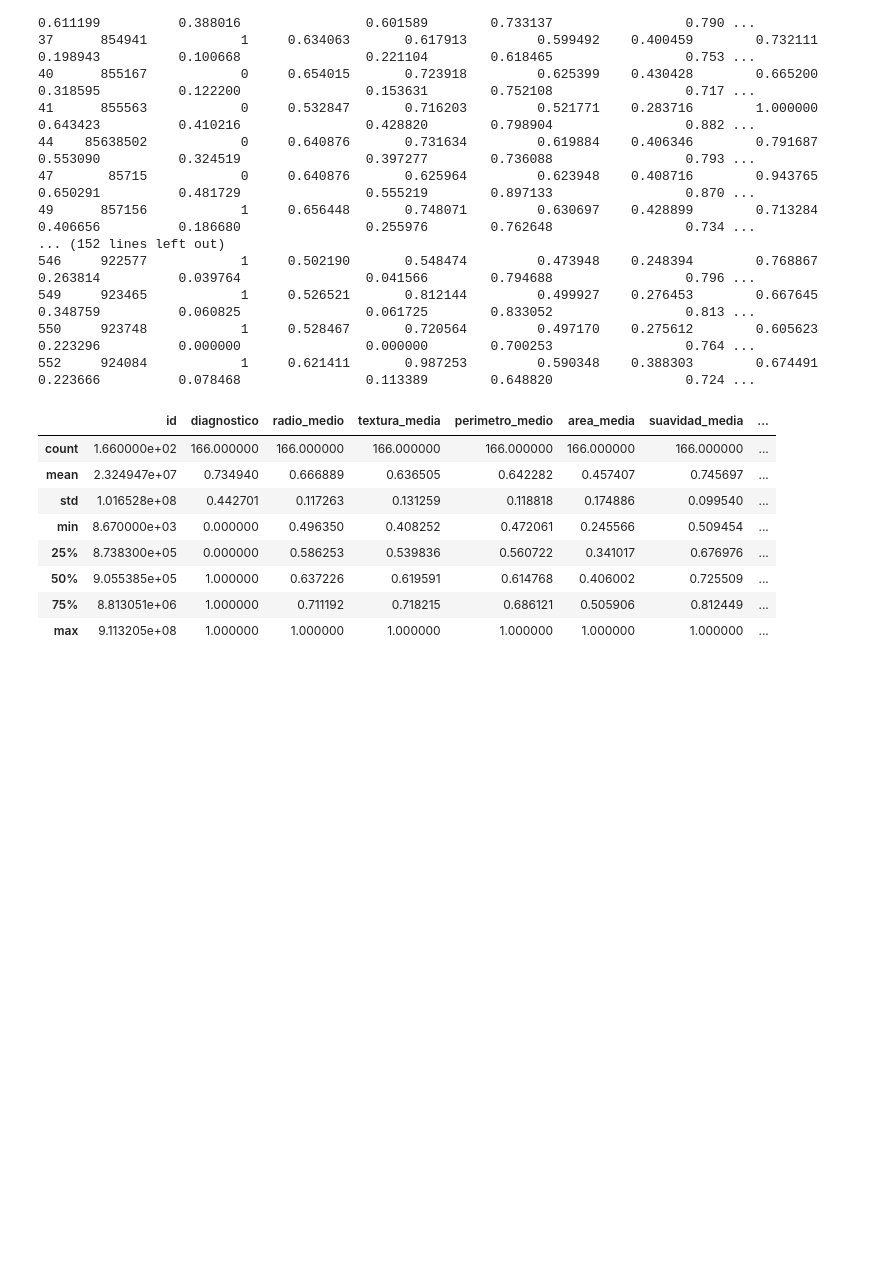
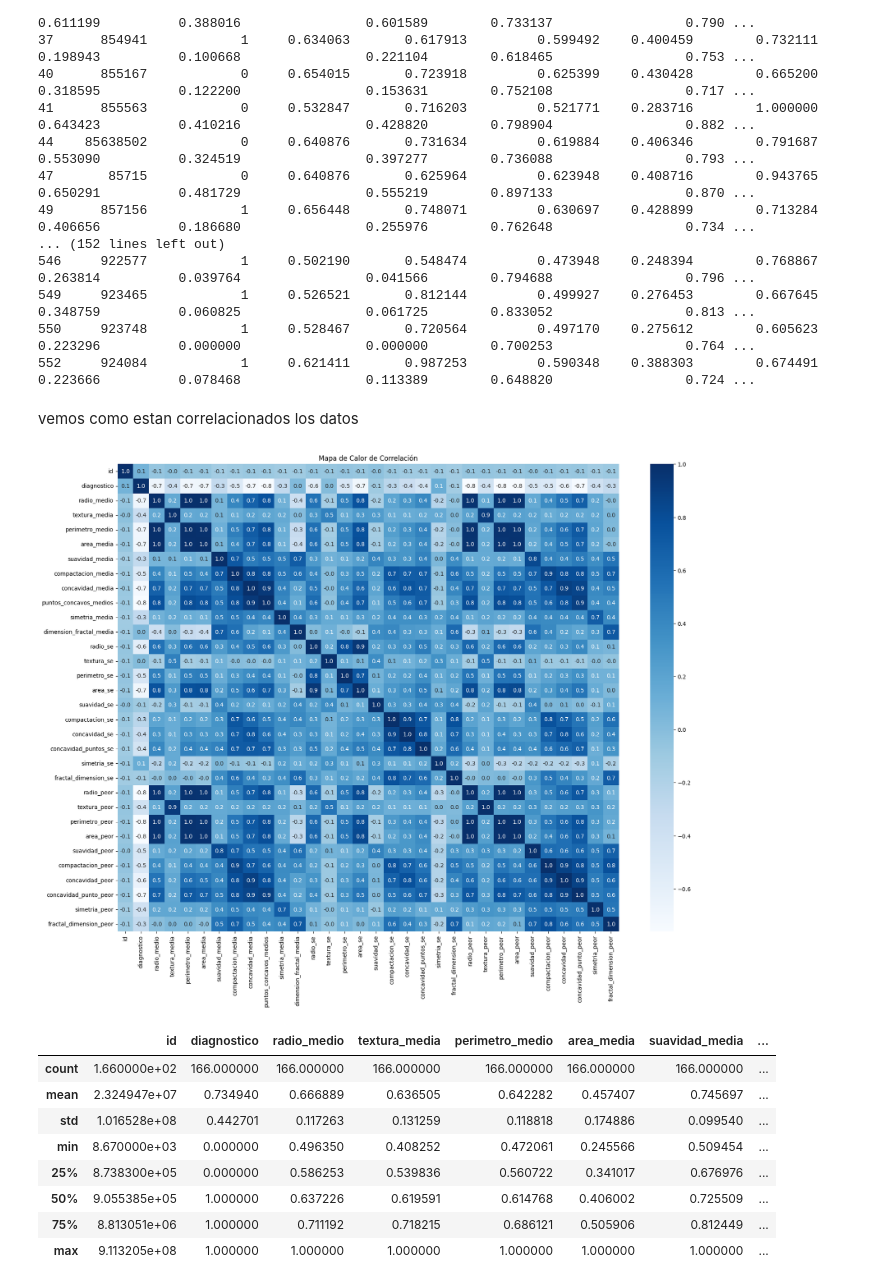
Before and after one commit to christianale12/tp3, a Jupyter notebook: mate3.ipynb, the cells around one changed output. Cells and saved outputs as stored; diff of their text form; code cells hidden in the pictures; blank space fills up the shorter version.

Commit message:
se agrega mapa de calor

```diff
--- a/mate3.ipynb
+++ b/mate3.ipynb
@@ -74,6 +76,19 @@ Datos normalizados por el máximo:
 549     923465            1     0.526521       0.812144         0.499927    0.276453        0.667645            0.348759          0.060825                0.061725        0.833052                 0.813 ...
 550     923748            1     0.528467       0.720564         0.497170    0.275612        0.605623            0.223296          0.000000                0.000000        0.700253                 0.764 ...
 552     924084            1     0.621411       0.987253         0.590348    0.388303        0.674491            0.223666          0.078468                0.113389        0.648820                 0.724 ...
+# %% [markdown]
+vemos como estan correlacionados los datos
+# %%
+data = pd.read_csv('data2.csv')
+correlation_matrix = data.corr()
+
+# Crea el mapa de calor utilizando Seaborn
+plt.figure(figsize=(20, 15))
+sns.heatmap(correlation_matrix, annot=True, fmt=".1f", cmap='Blues')
+plt.title('Mapa de Calor de Correlación')
+plt.show()
+# %% [output]
+[figure, added]
 # %%
 all_data.describe()
 # %% [output]
```
Also changed, not shown: parts of 7 cells of this notebook.
